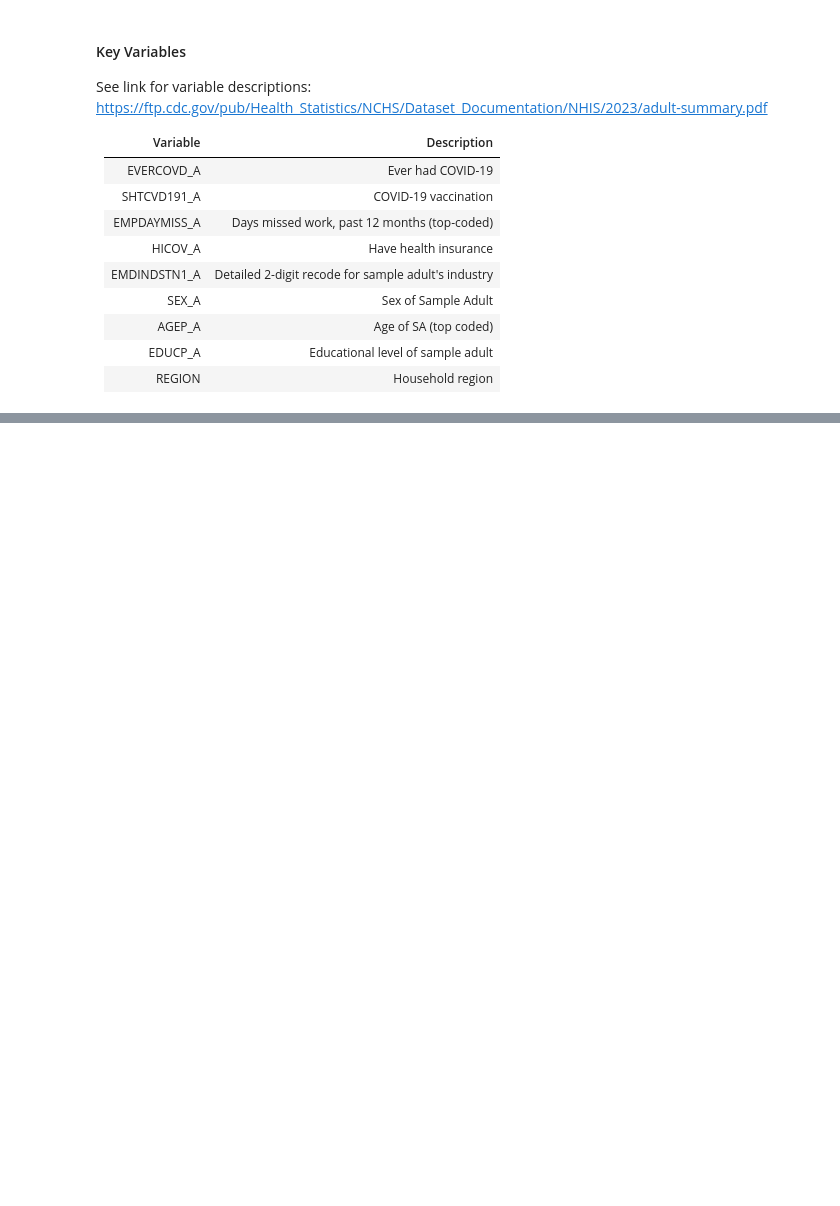
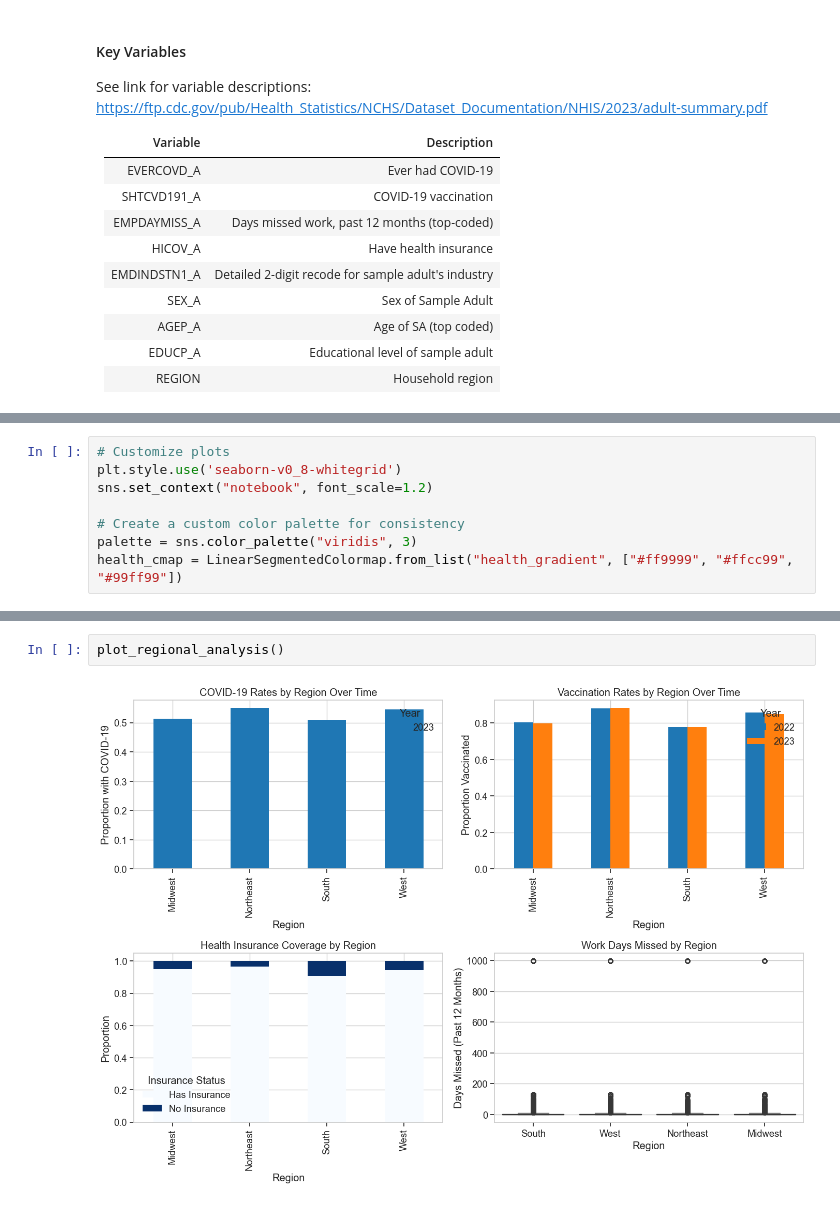
Before and after one commit to amayranib/ADS-508-team-project, a Jupyter notebook: code_library/notebook_ld_ver.ipynb, the cells around one changed output, grey strips where cells are left out. Drawn from its saved outputs; the diff is of its cells as text; blank space fills up the shorter version.

```diff
--- a/code_library/notebook_ld_ver.ipynb
+++ b/code_library/notebook_ld_ver.ipynb
@@ -100,0 +123,8 @@ subset_df.tail()
+# %%
+# Customize plots
+plt.style.use('seaborn-v0_8-whitegrid')
+sns.set_context("notebook", font_scale=1.2)
+
+# Create a custom color palette for consistency
+palette = sns.color_palette("viridis", 3)
+health_cmap = LinearSegmentedColormap.from_list("health_gradient", ["#ff9999", "#ffcc99", "#99ff99"])
@@ -100,0 +343,4 @@ subset_df.tail()
+# %%
+plot_regional_analysis()
+# %% [output]
+[figure, added]
```
Also changed, not shown: parts of 25 cells of this notebook.
